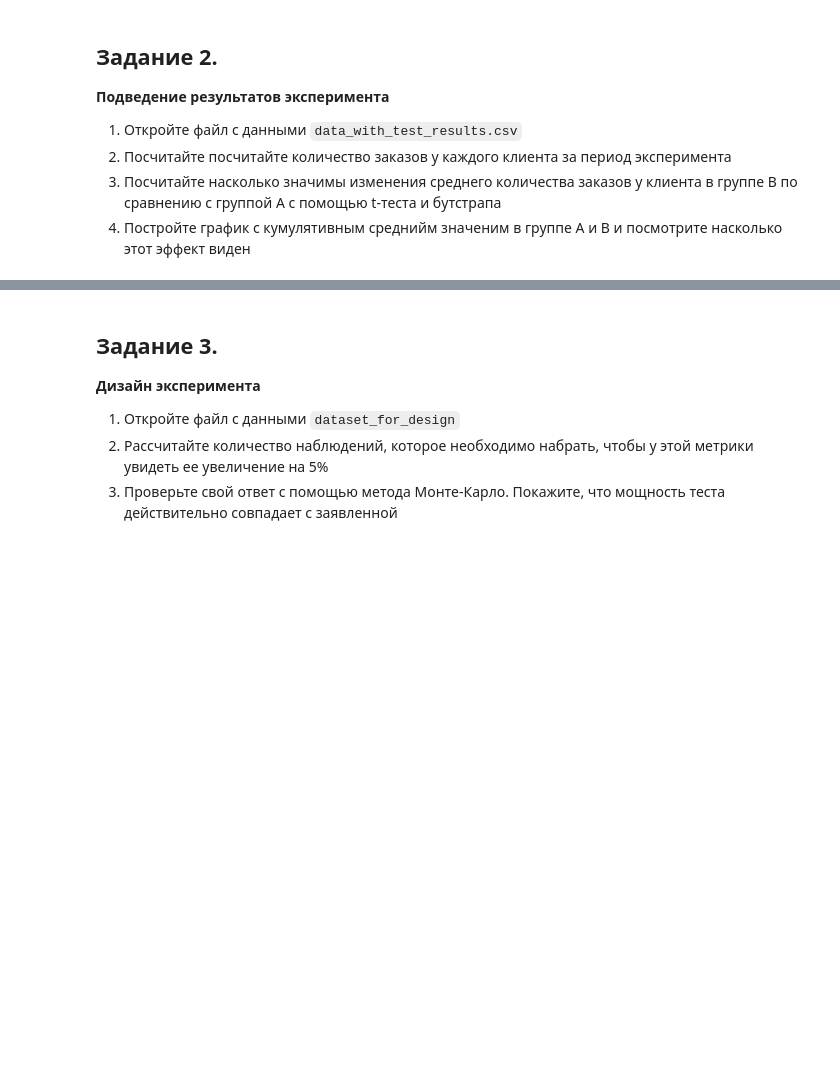
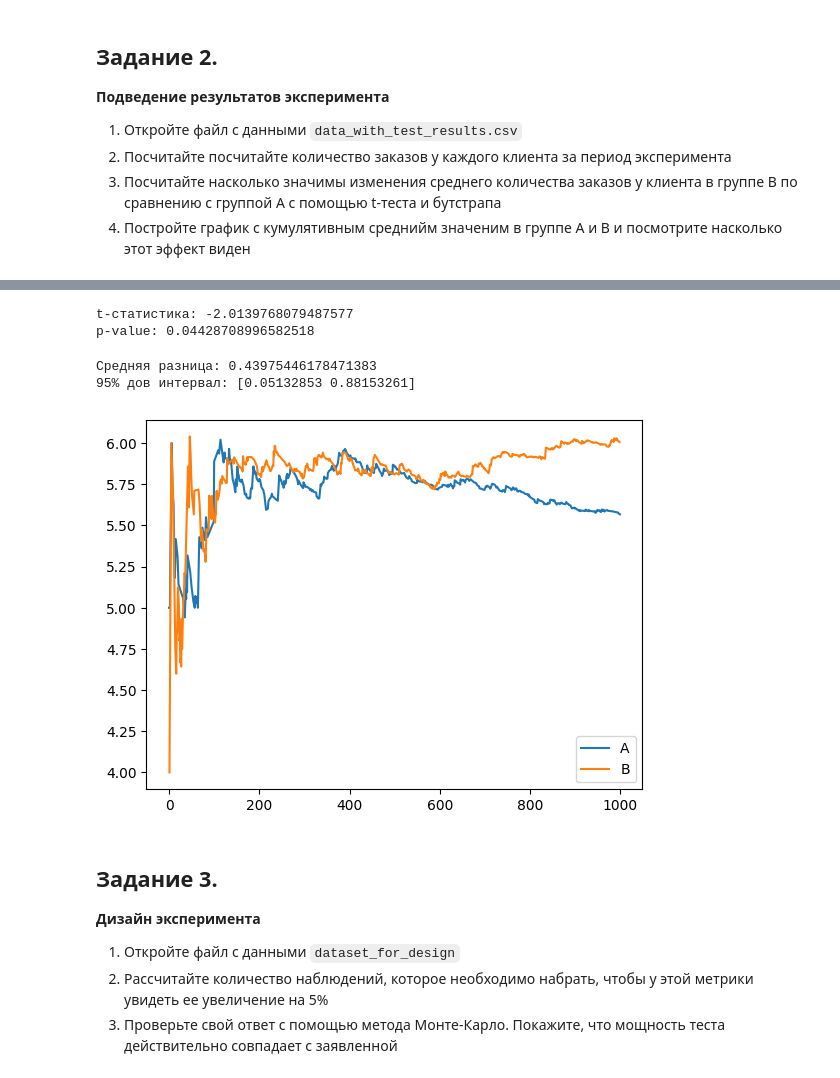
Before and after one commit to Lizavetka99/t-akademy, a Jupyter notebook: matstat hw2/homework3-f2229b8a-0217-4f9e-b646-2f26194e9780.ipynb, the cells around one changed output, grey strips where cells are left out. Cells and saved outputs as stored; diff of their text form; code cells hidden in the pictures; blank space fills up the shorter version.

```diff
--- a/matstat hw2/homework3-f2229b8a-0217-4f9e-b646-2f26194e9780.ipynb
+++ b/matstat hw2/homework3-f2229b8a-0217-4f9e-b646-2f26194e9780.ipynb
@@ -20,3 +60,6 @@ from tqdm import tqdm
 2) Посчитайте посчитайте количество заказов у каждого клиента за период эксперимента
 3) Посчитайте насколько значимы изменения среднего количества заказов у клиента в группе B по сравнению с группой А с помощью t-теста и бутстрапа
 4) Постройте график с кумулятивным среднийм значеним в группе A и B и посмотрите насколько этот эффект виден
+# %%
+data1 = pd.read_csv('/data_with_test_results-57f50604-9b42-48c4-9aeb-387ea2fea6ce.csv', index_col=0)
+data1.head()
@@ -22,0 +73,3 @@ from tqdm import tqdm
+# %%
+order_counts = data1.groupby(["user_id", "group"])["orders_cnt"].sum().reset_index()
+order_counts.head()
@@ -23,3 +83,33 @@ from tqdm import tqdm
+# %%
+A = order_counts[order_counts["group"] == "A"]["orders_cnt"]
+B = order_counts[order_counts["group"] == "B"]["orders_cnt"]
+t_stat, p_val = ttest_ind(A, B, equal_var=False)
+print("t-статистика:", t_stat)
+print("p-value:", p_val)
+# %% [output]
+t-статистика: -2.0139768079487577
+p-value: 0.04428708996582518
+# %%
+n=1000
+result = []
+
+for i in range(n):
+    A_data = A.sample(len(A), replace=True)
+    B_data = B.sample(len(B), replace=True)
+    result.append(B_data.mean() - A_data.mean())
+
+print("Средняя разница:", np.mean(result))
+print("95% дов интервал:", np.percentile(result, [2.5, 97.5]))
+# %% [output]
+Средняя разница: 0.43975446178471383
+95% дов интервал: [0.05132853 0.88153261]
+# %%
+plt.plot(A.expanding().mean(), label='A')
+plt.plot(B.expanding().mean(), label='B')
+plt.legend()
+plt.show()
+# %% [output]
+[figure, added]
 # %% [markdown]
 ## Задание 3.
 **Дизайн эксперимента**
```
Also changed, not shown: parts of 6 cells of this notebook.
